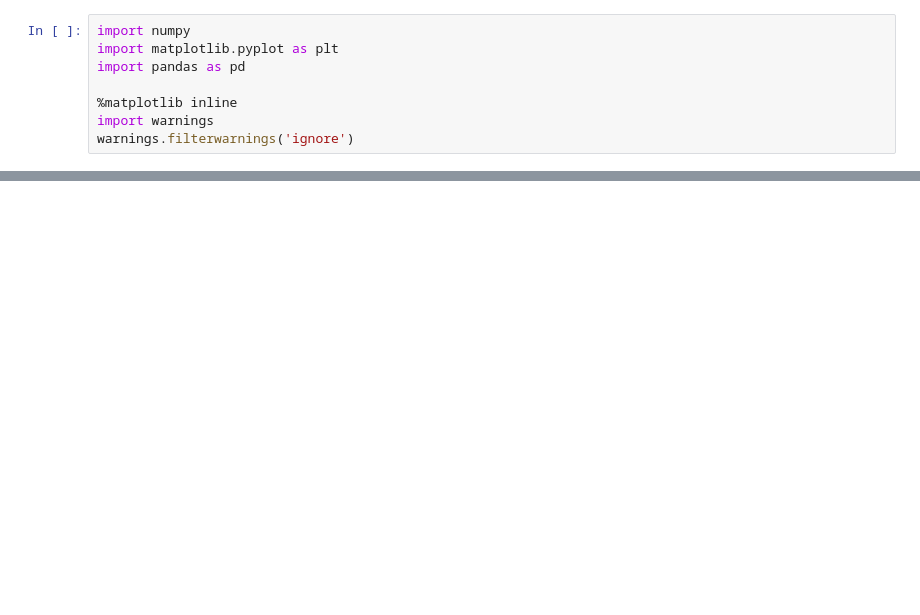
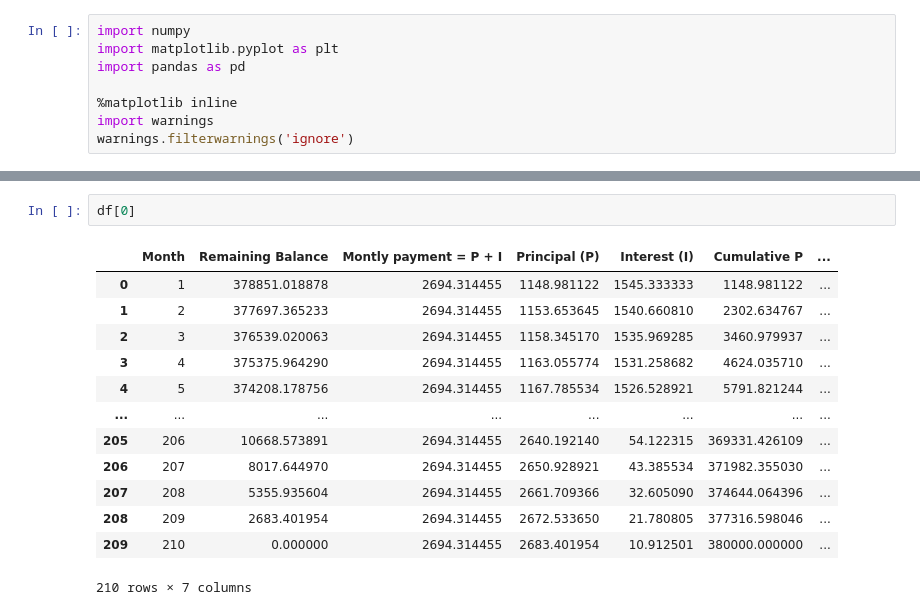
Before and after one commit to attilamester/mortgage-simulator, a Jupyter notebook: mortgage.ipynb, the cells around one changed output, grey strips where cells are left out. Saved outputs shown, nothing was run; the diff lists cells and outputs as text; blank space fills up the shorter version.

```diff
--- a/mortgage.ipynb
+++ b/mortgage.ipynb
@@ -150,0 +154,16 @@ df_data_
+# %%
+df[0]
+# %% [output]
+|  | Month | Remaining Balance | Montly payment = P + I | Principal (P) | Interest (I) | Cumulative P | ... |
+| 0 | 1 | 378851.018878 | 2694.314455 | 1148.981122 | 1545.333333 | 1148.981122 | ... |
+| 1 | 2 | 377697.365233 | 2694.314455 | 1153.653645 | 1540.660810 | 2302.634767 | ... |
+| 2 | 3 | 376539.020063 | 2694.314455 | 1158.345170 | 1535.969285 | 3460.979937 | ... |
+| 3 | 4 | 375375.964290 | 2694.314455 | 1163.055774 | 1531.258682 | 4624.035710 | ... |
+| 4 | 5 | 374208.178756 | 2694.314455 | 1167.785534 | 1526.528921 | 5791.821244 | ... |
+| ... | ... | ... | ... | ... | ... | ... | ... |
+| 205 | 206 | 10668.573891 | 2694.314455 | 2640.192140 | 54.122315 | 369331.426109 | ... |
+| 206 | 207 | 8017.644970 | 2694.314455 | 2650.928921 | 43.385534 | 371982.355030 | ... |
+| 207 | 208 | 5355.935604 | 2694.314455 | 2661.709366 | 32.605090 | 374644.064396 | ... |
+| 208 | 209 | 2683.401954 | 2694.314455 | 2672.533650 | 21.780805 | 377316.598046 | ... |
+| 209 | 210 | 0.000000 | 2694.314455 | 2683.401954 | 10.912501 | 380000.000000 | ... |
+210 rows × 7 columns
```
Also changed, not shown: parts of 6 cells of this notebook, 1 other file.
